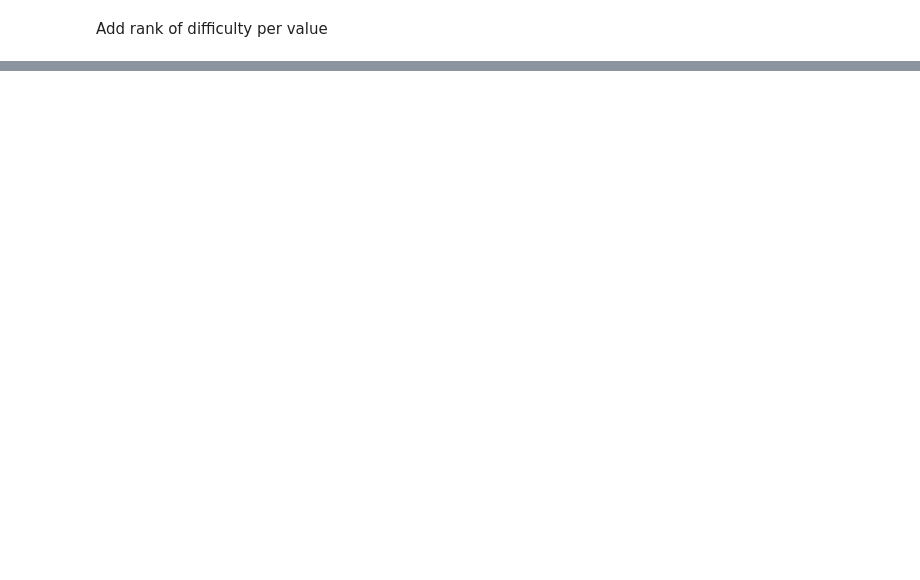
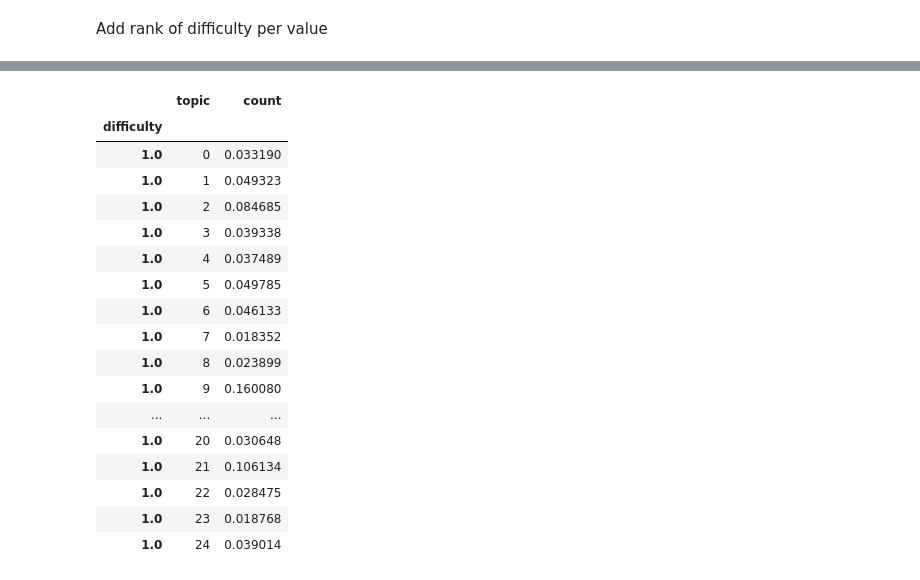
Before and after one commit to krisrjohnson/Jeopardy_topic_modeling, a Jupyter notebook: jeopardy_analysis_zach.ipynb, the cells around one changed output, grey strips where cells are left out. Drawn from its saved outputs; the diff is of its cells as text; code cells hidden in the pictures; blank space fills up the shorter version.

```diff
--- a/jeopardy_analysis_zach.ipynb
+++ b/jeopardy_analysis_zach.ipynb
@@ -154,0 +128,27 @@ df.head()
+# %%
+# need to plot the topics present in each difficulty level
+diff_topics = jeopardy.groupby(['difficulty','topic']).count()[['category']].rename(columns={'category':'count'}).reset_index(1)
+
+for difficulty in np.unique(diff_topics.index):
+    diff_topics.loc[difficulty, 'count'] /= diff_topics.loc[difficulty, 'count'].sum()
+# %%
+diff_topics.loc[1, :]
+# %% [output]
+|  | topic | count |
+| difficulty |  |  |
+| 1.0 | 0 | 0.033190 |
+| 1.0 | 1 | 0.049323 |
+| 1.0 | 2 | 0.084685 |
+| 1.0 | 3 | 0.039338 |
+| 1.0 | 4 | 0.037489 |
+| 1.0 | 5 | 0.049785 |
+| 1.0 | 6 | 0.046133 |
+| 1.0 | 7 | 0.018352 |
+| 1.0 | 8 | 0.023899 |
+| 1.0 | 9 | 0.160080 |
+| ... | ... | ... |
+| 1.0 | 20 | 0.030648 |
+| 1.0 | 21 | 0.106134 |
+| 1.0 | 22 | 0.028475 |
+| 1.0 | 23 | 0.018768 |
+| 1.0 | 24 | 0.039014 |
```
Also changed, not shown: parts of 34 cells of this notebook.
